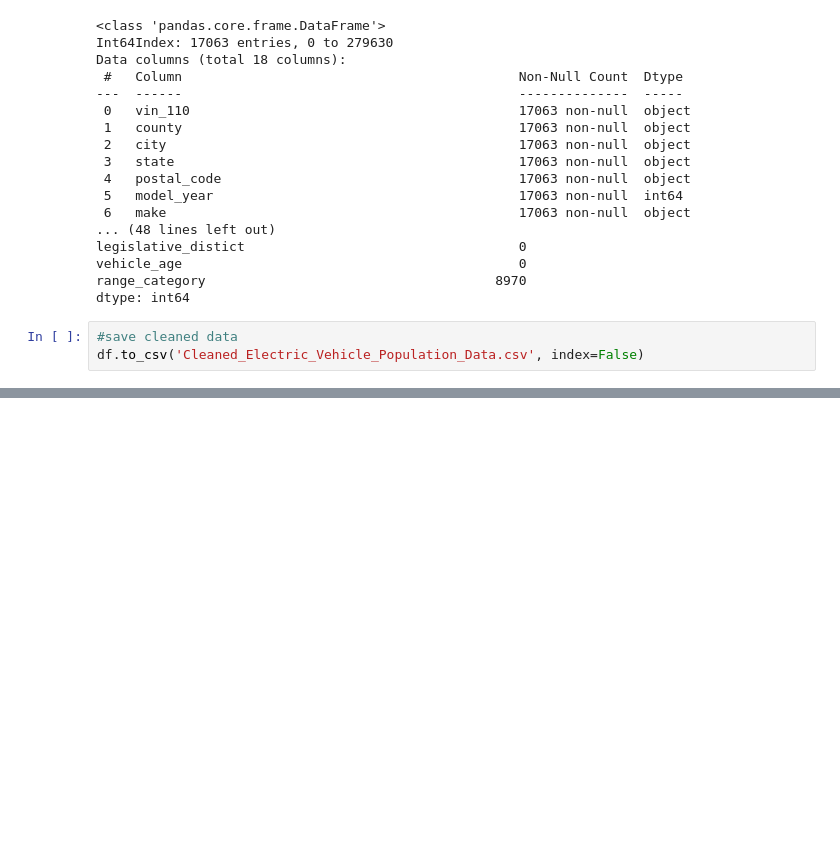
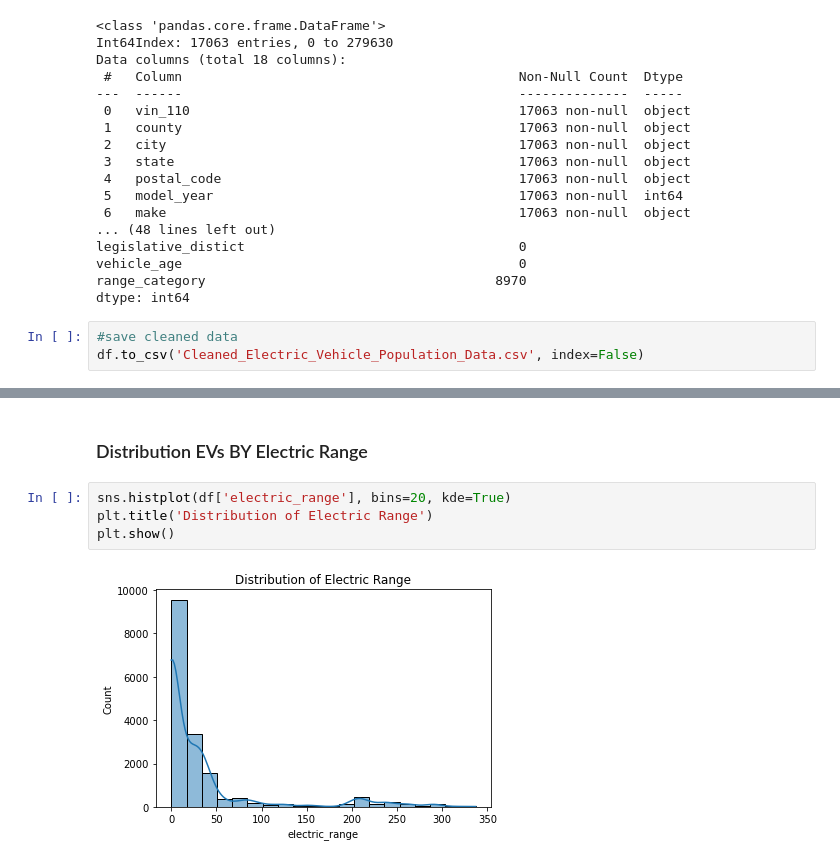
Before and after one commit to Sydney-Were/Electric_Vehicle_Evaluation_Project, a Jupyter notebook: EV.ipynb, the cells around one changed output, grey strips where cells are left out. Cells and saved outputs as stored; diff of their text form; blank space fills up the shorter version.

```diff
--- a/EV.ipynb
+++ b/EV.ipynb
@@ -167,0 +195,8 @@ df.to_csv('Cleaned_Electric_Vehicle_Population_Data.csv', index=False)
+# %% [markdown]
+### Distribution EVs BY Electric Range ###
+# %%
+sns.histplot(df['electric_range'], bins=20, kde=True)
+plt.title('Distribution of Electric Range')
+plt.show()
+# %% [output]
+[figure, added]
```
Also changed, not shown: parts of 10 cells of this notebook.
